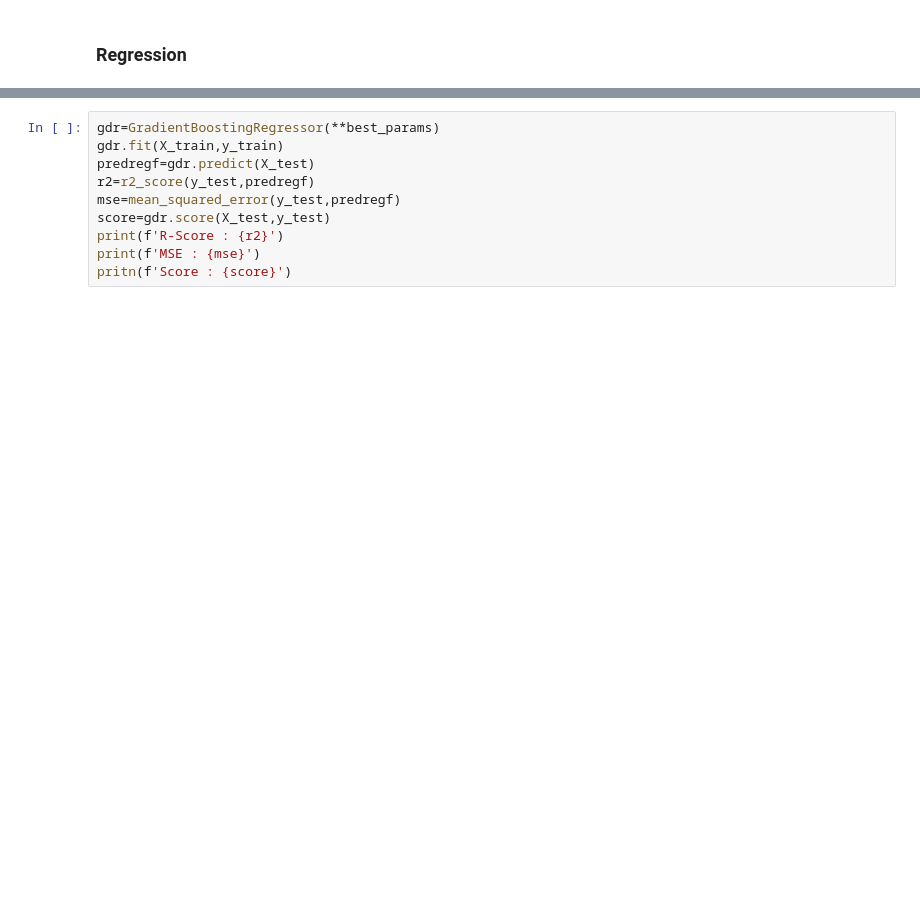
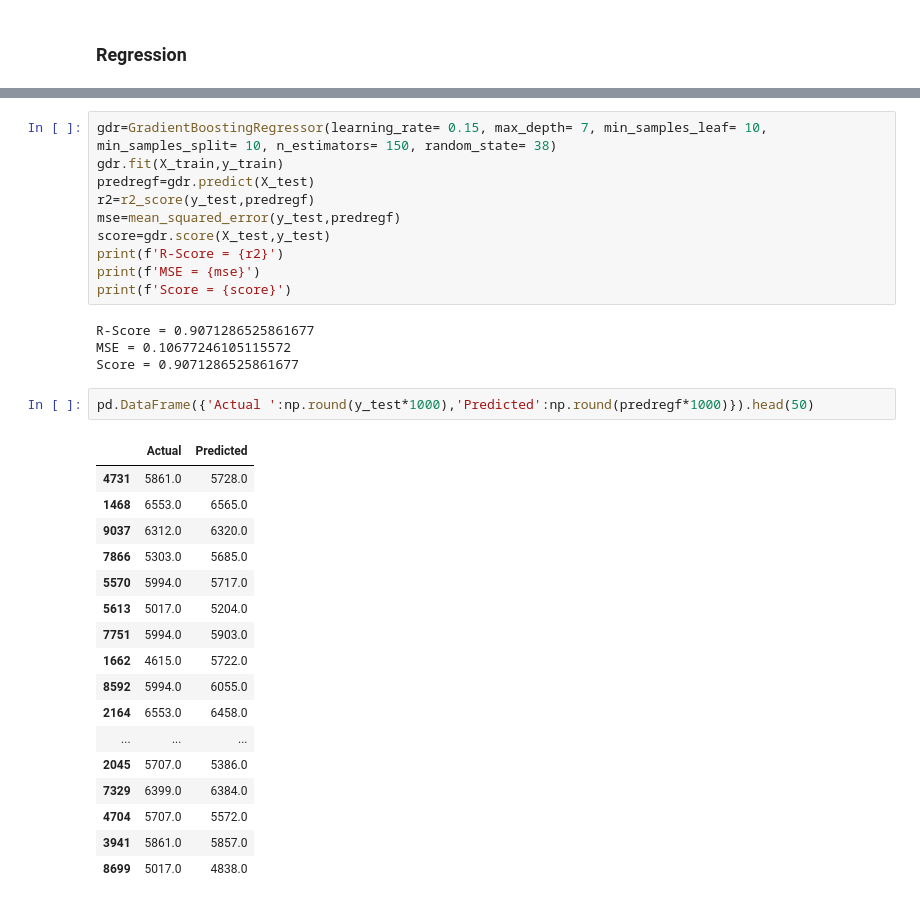
Before and after one commit to ZAAK1234/phase-3, a Jupyter notebook: Zomato Restaurant.ipynb, the cells around one changed output, grey strips where cells are left out. Drawn from its saved outputs; the diff is of its cells as text; blank space fills up the shorter version.

```diff
--- a/Zomato Restaurant.ipynb
+++ b/Zomato Restaurant.ipynb
@@ -648,10 +702,34 @@ print(f'Best Parameters : {best_params}')
 # %%
-gdr=GradientBoostingRegressor(**best_params)
+gdr=GradientBoostingRegressor(learning_rate= 0.15, max_depth= 7, min_samples_leaf= 10, min_samples_split= 10, n_estimators= 150, random_state= 38)
 gdr.fit(X_train,y_train)
 predregf=gdr.predict(X_test)
 r2=r2_score(y_test,predregf)
 mse=mean_squared_error(y_test,predregf)
 score=gdr.score(X_test,y_test)
-print(f'R-Score : {r2}')
-print(f'MSE : {mse}')
-pritn(f'Score : {score}')
+print(f'R-Score = {r2}')
+print(f'MSE = {mse}')
+print(f'Score = {score}')
+# %% [output]
+R-Score = 0.9071286525861677
+MSE = 0.10677246105115572
+Score = 0.9071286525861677
+# %%
+pd.DataFrame({'Actual ':np.round(y_test*1000),'Predicted':np.round(predregf*1000)}).head(50)
+# %% [output]
+|  | Actual | Predicted |
+| 4731 | 5861.0 | 5728.0 |
+| 1468 | 6553.0 | 6565.0 |
+| 9037 | 6312.0 | 6320.0 |
+| 7866 | 5303.0 | 5685.0 |
+| 5570 | 5994.0 | 5717.0 |
+| 5613 | 5017.0 | 5204.0 |
+| 7751 | 5994.0 | 5903.0 |
+| 1662 | 4615.0 | 5722.0 |
+| 8592 | 5994.0 | 6055.0 |
+| 2164 | 6553.0 | 6458.0 |
+| ... | ... | ... |
+| 2045 | 5707.0 | 5386.0 |
+| 7329 | 6399.0 | 6384.0 |
+| 4704 | 5707.0 | 5572.0 |
+| 3941 | 5861.0 | 5857.0 |
+| 8699 | 5017.0 | 4838.0 |
```
Also changed, not shown: parts of 8 cells of this notebook.
